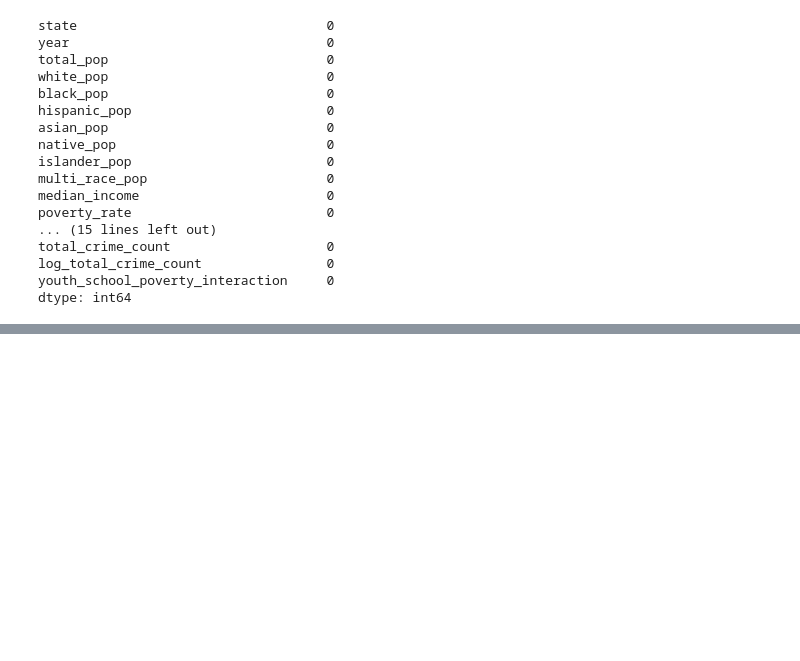
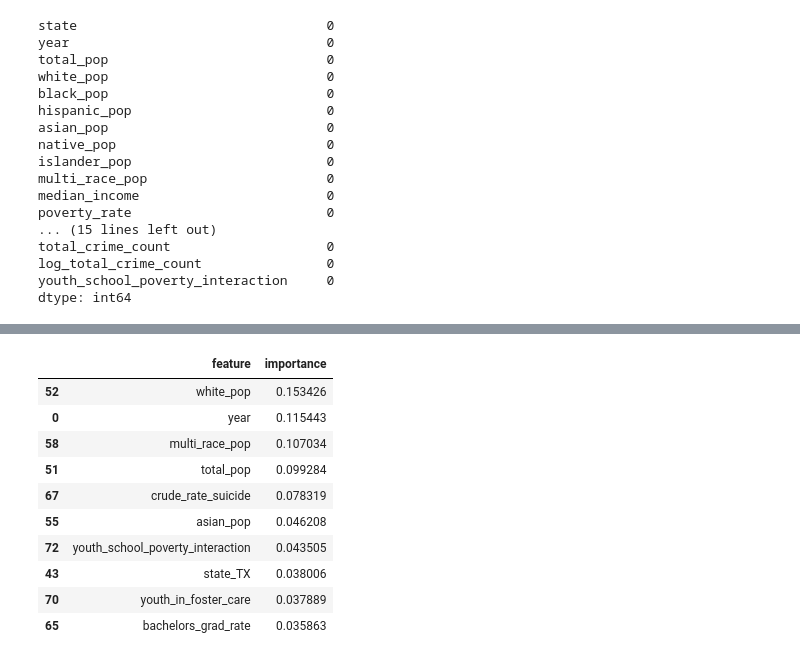
Before and after one commit to lpm24/youth_crime_group_project, a Jupyter notebook: code/saima.ipynb, the cells around one changed output, grey strips where cells are left out. Cells and saved outputs as stored; diff of their text form; code cells hidden in the pictures; blank space fills up the shorter version.

```diff
--- a/code/saima.ipynb
+++ b/code/saima.ipynb
@@ -45,12 +47,13 @@ dtype: int64
 #filling all null with 0 temporary
 data.fillna(0, inplace=True)
 # %%
-# Separate features and target variable
-
-X = data.drop(columns = ['total_crime_count', 'log_total_crime_count', 'crimes_against_society',
-    'fraud_and_other_financial_crimes', 'property_crime', 'violent_crime', 'state', 'year'
-]) # Features
-y = data['log_total_crime_count']               # Target
+# Define features and target
+features_to_exclude_revised = [
+    'crimes_against_society', 'fraud_and_other_financial_crimes',
+    'property_crime', 'violent_crime', 'total_crime_count', 'log_total_crime_count'  # Excluding the target
+]
+X = data.drop(columns=features_to_exclude_revised)
+y = data['log_total_crime_count']
 
 # Split data into training and testing sets
 X_train, X_test, y_train, y_test = train_test_split(X, y, test_size=0.2, random_state=42)
@@ -101,0 +112,33 @@ Testing R²: 0.5985985605541186
+# %%
+
+gb_model = pipeline.named_steps['model']
+# Retrieve the feature importances
+feature_importances = gb_model.feature_importances_
+
+# Combine feature names from transformed data
+# Get names from the column transformer for encoded features
+ordinal_features = column_transformer.transformers_[0][1].get_feature_names_out(['year']).tolist()
+onehot_features = column_transformer.transformers_[1][1].get_feature_names_out(['state']).tolist()
+passthrough_features = [col for col in X_train.columns if col not in ['year', 'state']]
+all_feature_names = ordinal_features + onehot_features + passthrough_features
+
+# Create a DataFrame to organize and sort feature importances
+feature_importance_df = pd.DataFrame({
+    'feature': all_feature_names,
+    'importance': feature_importances
+}).sort_values(by='importance', ascending=False)
+
+# Display the most important features
+feature_importance_df.head(10)
+# %% [output]
+|  | feature | importance |
+| 52 | white_pop | 0.153426 |
+| 0 | year | 0.115443 |
+| 58 | multi_race_pop | 0.107034 |
+| 51 | total_pop | 0.099284 |
+| 67 | crude_rate_suicide | 0.078319 |
+| 55 | asian_pop | 0.046208 |
+| 72 | youth_school_poverty_interaction | 0.043505 |
+| 43 | state_TX | 0.038006 |
+| 70 | youth_in_foster_care | 0.037889 |
+| 65 | bachelors_grad_rate | 0.035863 |
```
Also changed, not shown: parts of 26 cells of this notebook, 2 other files.
